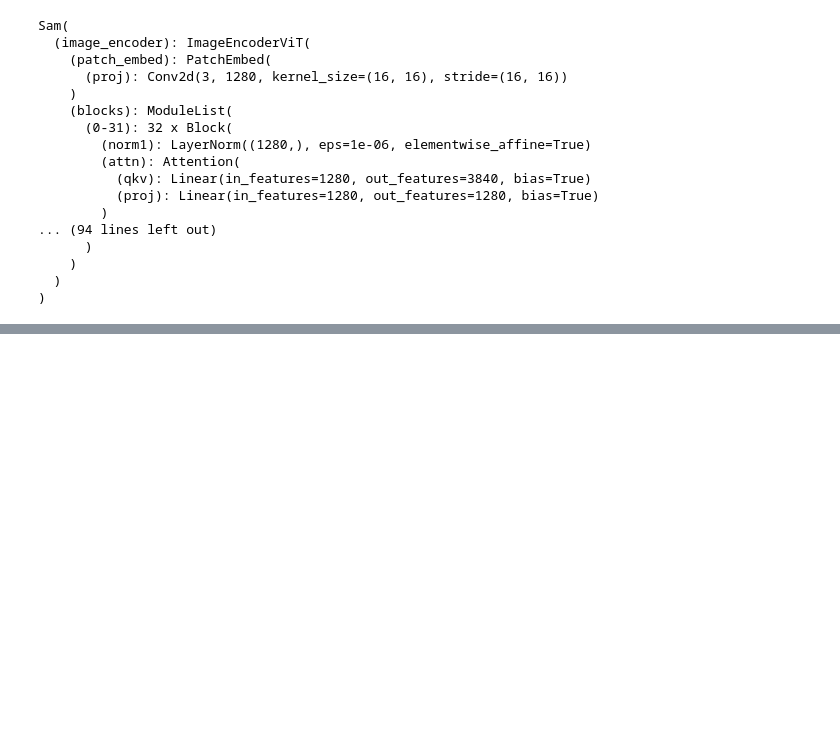
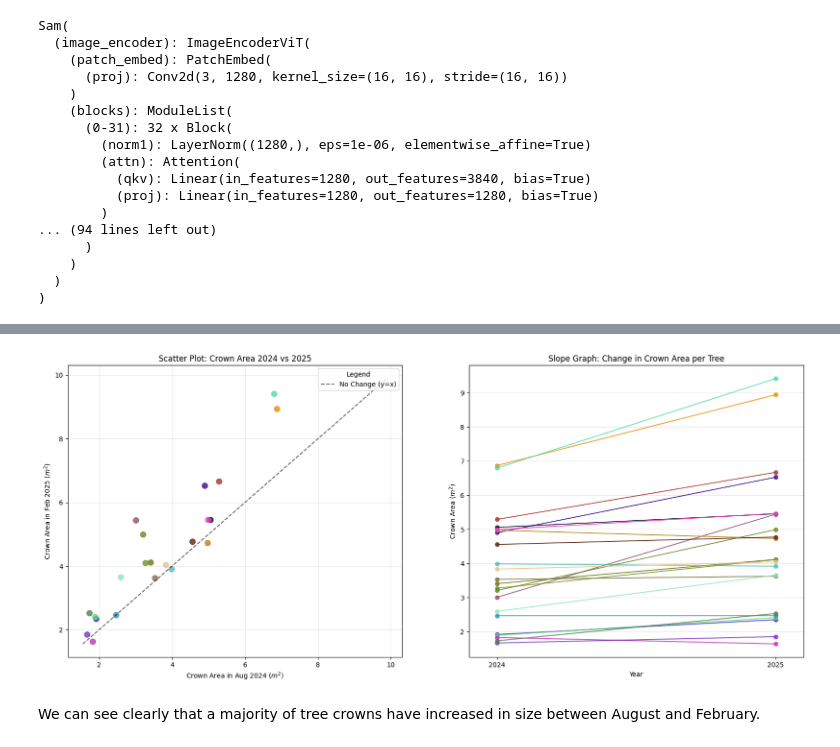
Before and after one commit to DeKUT-DSAIL/miti360, a Jupyter notebook: notebooks/tracking_crown_growth.ipynb, the cells around one changed output, grey strips where cells are left out. Cells and saved outputs as stored; diff of their text form; code cells hidden in the pictures; blank space fills up the shorter version.

```diff
--- a/notebooks/tracking_crown_growth.ipynb
+++ b/notebooks/tracking_crown_growth.ipynb
@@ -353,0 +344,61 @@ We can see clearly that the tree crowns have increased in size between August an
+# %%
+# Set seed for reproducibility
+np.random.seed(42)
+N_TREES = len(ca2024)
+
+# 1. Generate the 'colors' list (22 distinct colors)
+# Use a colormap to get distinct colors, then convert to hex for consistency
+colors = [(r/255, g/255, b/255) for r, g, b in random_colors]
+my_cm = ListedColormap(colors, name='my_custom_cmap')
+colors = [to_hex(my_cm(i)) for i in range(N_TREES)]
+
+# 2. Create a DataFrame for easier management
+df = pd.DataFrame({
+    'Tree_ID': [f'Tree {i+1}' for i in range(N_TREES)],
+    'ca2024': ca2024,
+    'ca2025': ca2025,
+    'Color': colors
+})
+# %%
+fig, axes = plt.subplots(1, 2, figsize=(20, 8))
+
+
+# --- SCATTER PLOT ---
+
+# Loop to plot each tree with its unique color and label
+for i in range(N_TREES):
+    tree_id = df.loc[i, 'Tree_ID']
+    color = df.loc[i, 'Color']
+    axes[0].scatter(df.loc[i, 'ca2024'], df.loc[i, 'ca2025'], color=color, s=70, alpha=0.8)
+
+# Add 1:1 line (y=x)
+max_val = max(df['ca2024'].max(), df['ca2025'].max()) * 1.05
+min_val = min(df['ca2024'].min(), df['ca2025'].min()) * 0.95
+axes[0].plot([min_val, max_val], [min_val, max_val], 'k--', alpha=0.6, label='No Change (y=x)'); axes[0].set_title('Scatter Plot: Crown Area 2024 vs 2025')
+axes[0].set_xlabel('Crown Area in Aug 2024 ($m^2$)'); axes[0].set_ylabel('Crown Area in Feb 2025 ($m^2$)')
+axes[0].legend(title='Legend', bbox_to_anchor=(1, 1), loc='upper right', ncol=2); axes[0].grid(True, alpha=0.3)
+
+
+
+# --- SLOPE GRAPH ---
+
+# Prepare the data for the slope graph (Time 1 and Time 2 points for each tree)
+df_melted = df.melt(id_vars=['Tree_ID', 'Color'], value_vars=['ca2024', 'ca2025'], var_name='Year', value_name='Area')
+
+# Map year names to numeric positions for plotting
+year_mapping = {'ca2024': 0, 'ca2025': 1}
+df_melted['Year_Num'] = df_melted['Year'].map(year_mapping)
+
+# Loop to plot each tree's line segment and points
+for tree_id in df['Tree_ID'].unique():
+    tree_data = df_melted[df_melted['Tree_ID'] == tree_id]
+    color = tree_data['Color'].iloc[0]
+    axes[1].plot(tree_data['Year_Num'], tree_data['Area'], color=color, marker='o', linestyle='-', alpha=0.8)
+
+axes[1].set_xticks([0, 1], ['2024', '2025']); axes[1].set_xlim(-0.1, 1.1) # Add slight padding
+axes[1].set_title('Slope Graph: Change in Crown Area per Tree'); axes[1].set_ylabel('Crown Area ($m^2$)'); axes[1].set_xlabel('Year')
+axes[1].grid(True, axis='y', alpha=0.3)
+# %% [output]
+[figure, added]
+# %% [markdown]
+We can see clearly that a majority of tree crowns have increased in size between August and February.
```
Also changed, not shown: parts of 23 cells of this notebook.
